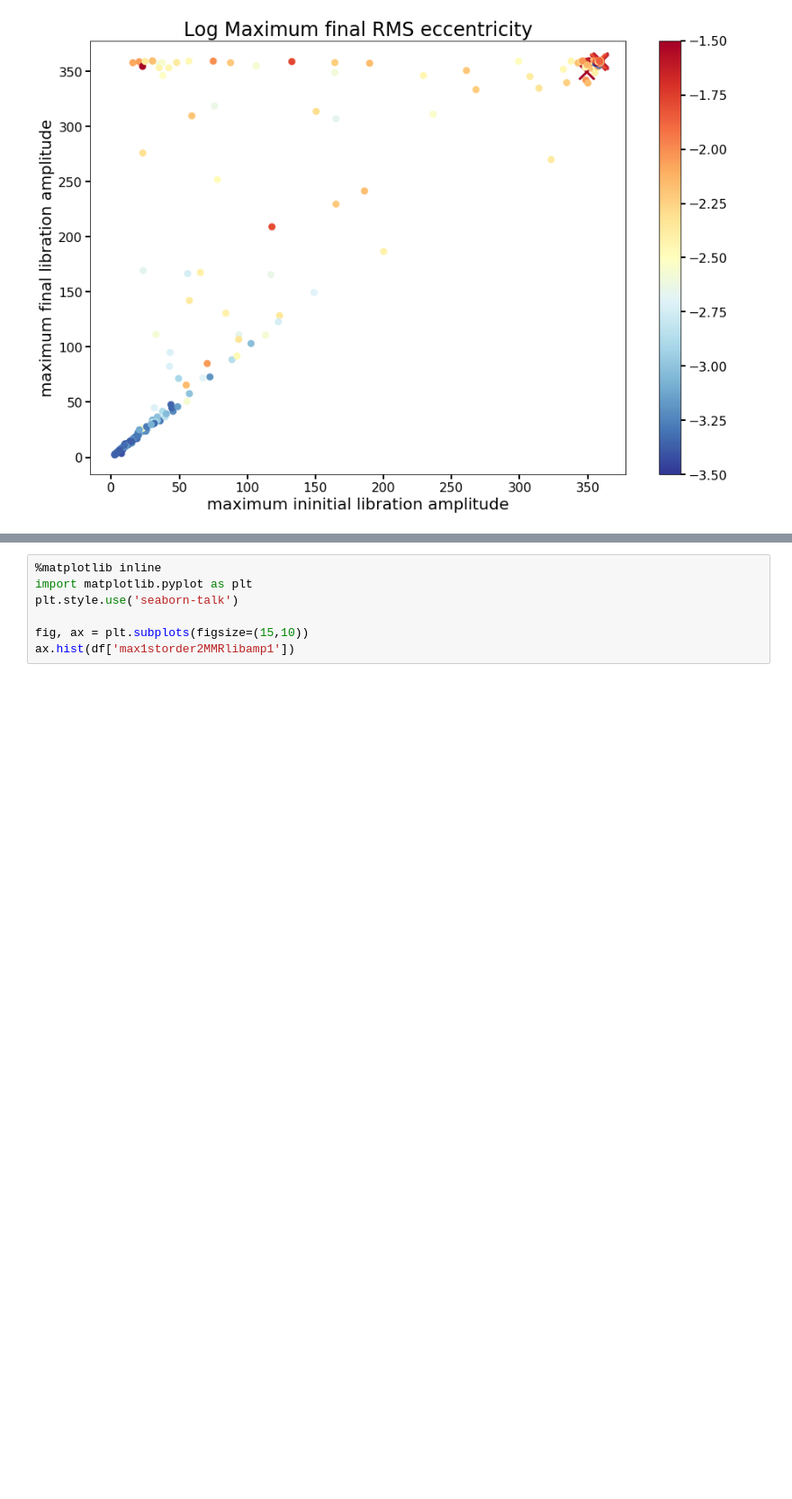
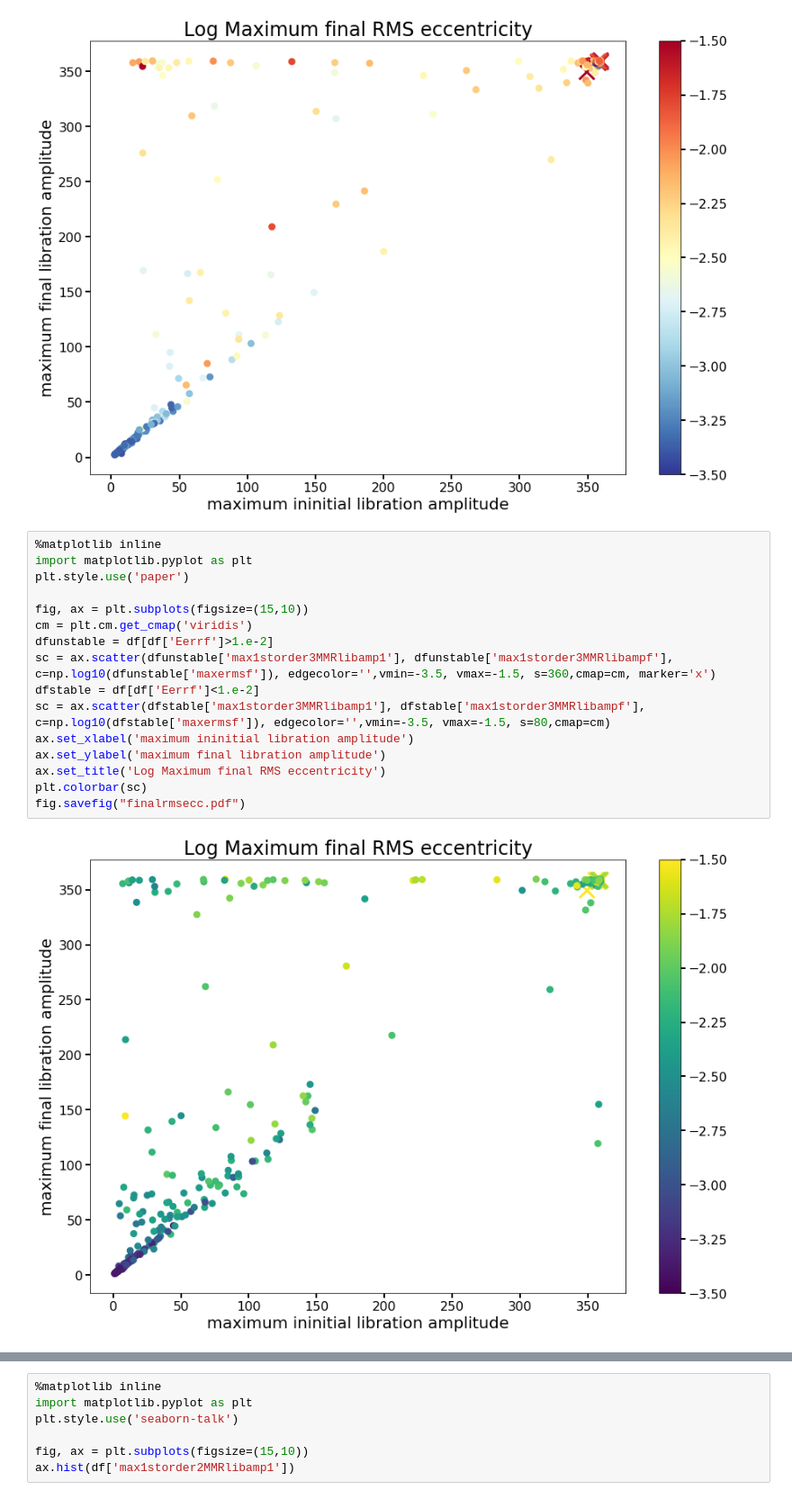
Before and after one commit to dtamayo/trappist, a Jupyter notebook: ICdistributionfigure/ICdistributionfigure.ipynb, the cells around one changed output, grey strips where cells are left out. Shown at 90% size. Drawn from its saved outputs; the diff is of its cells as text; blank space fills up the shorter version.

```diff
--- a/ICdistributionfigure/ICdistributionfigure.ipynb
+++ b/ICdistributionfigure/ICdistributionfigure.ipynb
@@ -574,3 +694,21 @@ plt.colorbar(sc)
 fig.savefig("finalrmsecc.pdf")
 # %% [output]
 [figure]
+# %%
+%matplotlib inline
+import matplotlib.pyplot as plt
+plt.style.use('paper')
+
+fig, ax = plt.subplots(figsize=(15,10))
+cm = plt.cm.get_cmap('viridis')
+dfunstable = df[df['Eerrf']>1.e-2]
+sc = ax.scatter(dfunstable['max1storder3MMRlibamp1'], dfunstable['max1storder3MMRlibampf'], c=np.log10(dfunstable['maxermsf']), edgecolor='',vmin=-3.5, vmax=-1.5, s=360,cmap=cm, marker='x')
+dfstable = df[df['Eerrf']<1.e-2]
+sc = ax.scatter(dfstable['max1storder3MMRlibamp1'], dfstable['max1storder3MMRlibampf'], c=np.log10(dfstable['maxermsf']), edgecolor='',vmin=-3.5, vmax=-1.5, s=80,cmap=cm)
+ax.set_xlabel('maximum ininitial libration amplitude')
+ax.set_ylabel('maximum final libration amplitude')
+ax.set_title('Log Maximum final RMS eccentricity')
+plt.colorbar(sc)
+fig.savefig("finalrmsecc.pdf")
+# %% [output]
+[figure, added]
```
Also changed, not shown: parts of 27 cells of this notebook, 9 other files.
